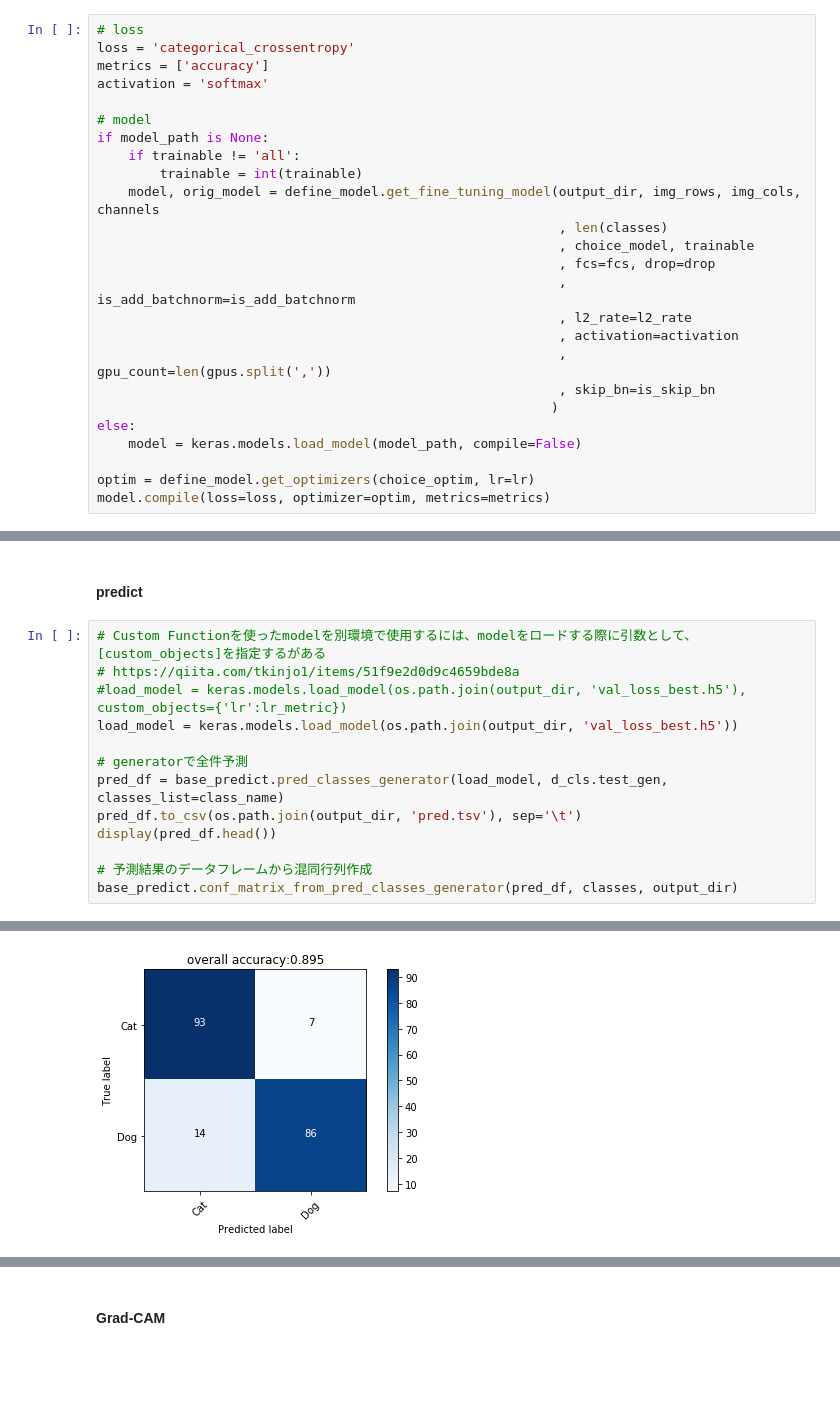
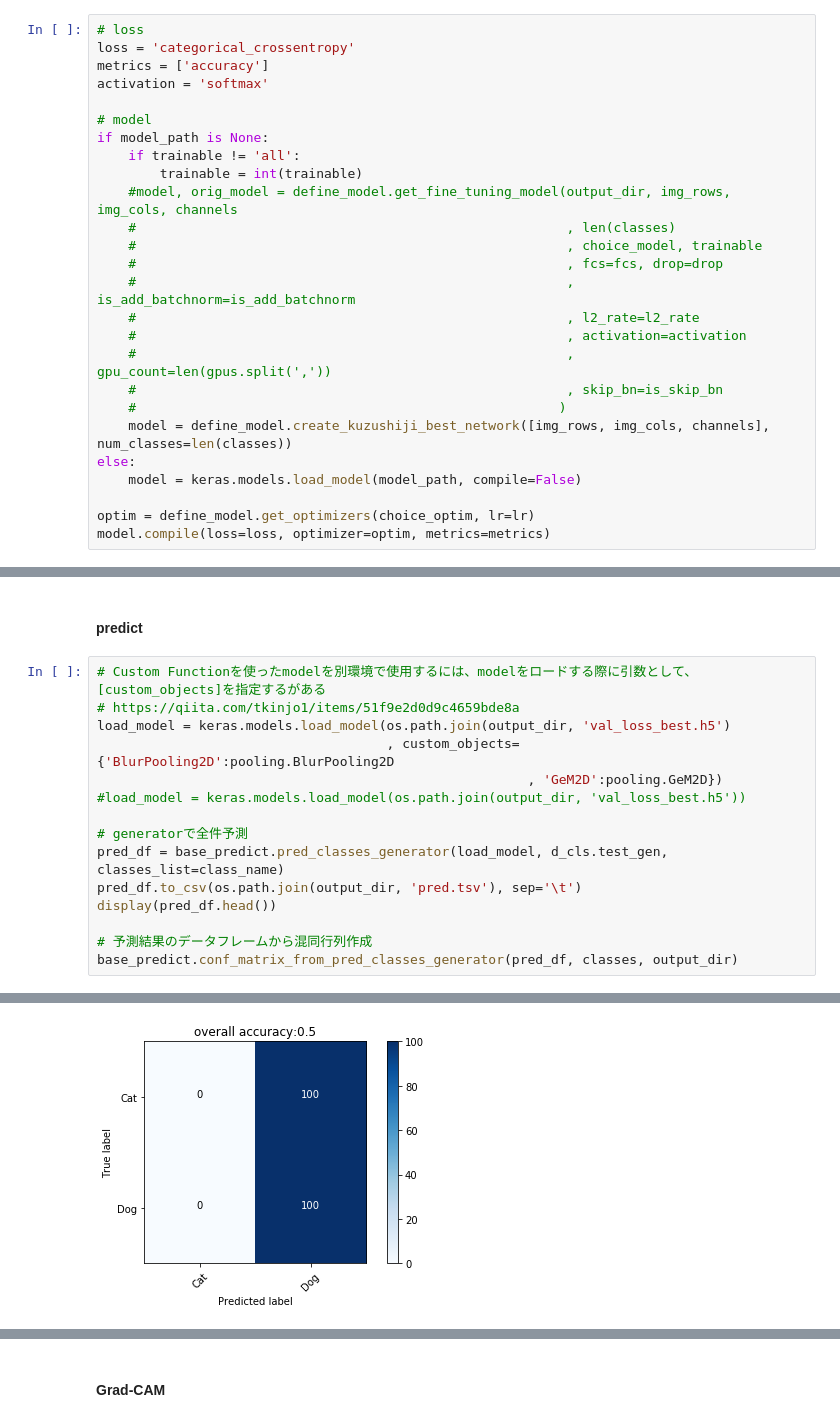
Before and after one commit to emmanuelol/02_keras_py, a Jupyter notebook: experiment/tf_Cats_VS._Dogs_test.ipynb, the cells around one changed output, grey strips where cells are left out. Drawn from its saved outputs; the diff is of its cells as text; blank space fills up the shorter version.

Commit message:
add tf_pooling.py etc

```diff
--- a/experiment/tf_Cats_VS._Dogs_test.ipynb
+++ b/experiment/tf_Cats_VS._Dogs_test.ipynb
@@ -265,16 +281,17 @@ activation = 'softmax'
 if model_path is None:
     if trainable != 'all':
         trainable = int(trainable)
-    model, orig_model = define_model.get_fine_tuning_model(output_dir, img_rows, img_cols, channels
-                                                           , len(classes)
-                                                           , choice_model, trainable
-                                                           , fcs=fcs, drop=drop
-                                                           , is_add_batchnorm=is_add_batchnorm
-                                                           , l2_rate=l2_rate
-                                                           , activation=activation
-                                                           , gpu_count=len(gpus.split(','))
-                                                           , skip_bn=is_skip_bn
-                                                          )
+    #model, orig_model = define_model.get_fine_tuning_model(output_dir, img_rows, img_cols, channels
+    #                                                       , len(classes)
+    #                                                       , choice_model, trainable
+    #                                                       , fcs=fcs, drop=drop
+    #                                                       , is_add_batchnorm=is_add_batchnorm
+    #                                                       , l2_rate=l2_rate
+    #                                                       , activation=activation
+    #                                                       , gpu_count=len(gpus.split(','))
+    #                                                       , skip_bn=is_skip_bn
+    #                                                      )
+    model = define_model.create_kuzushiji_best_network([img_rows, img_cols, channels], num_classes=len(classes))
 else:
     model = keras.models.load_model(model_path, compile=False)
 
@@ -383,8 +385,10 @@ Elapsed Time : 157.80sec
 # %%
 # Custom Functionを使ったmodelを別環境で使用するには、modelをロードする際に引数として、[custom_objects]を指定するがある
 # https://qiita.com/tkinjo1/items/51f9e2d0d9c4659bde8a
-#load_model = keras.models.load_model(os.path.join(output_dir, 'val_loss_best.h5'), custom_objects={'lr':lr_metric})
-load_model = keras.models.load_model(os.path.join(output_dir, 'val_loss_best.h5'))
+load_model = keras.models.load_model(os.path.join(output_dir, 'val_loss_best.h5')
+                                     , custom_objects={'BlurPooling2D':pooling.BlurPooling2D
+                                                       , 'GeM2D':pooling.GeM2D})
+#load_model = keras.models.load_model(os.path.join(output_dir, 'val_loss_best.h5'))
 
 # generatorで全件予測
 pred_df = base_predict.pred_classes_generator(load_model, d_cls.test_gen, classes_list=class_name)
@@ -418,6 +422,6 @@ weighted avg       0.90      0.90      0.89       200
 
 Confusion matrix, without normalization
-[figure, old version]
+[figure, new version]
 <Figure size 432x288 with 0 Axes>
 # %% [markdown]
 #### Grad-CAM
```
Also changed, not shown: parts of 10 cells of this notebook, 10 other files.
